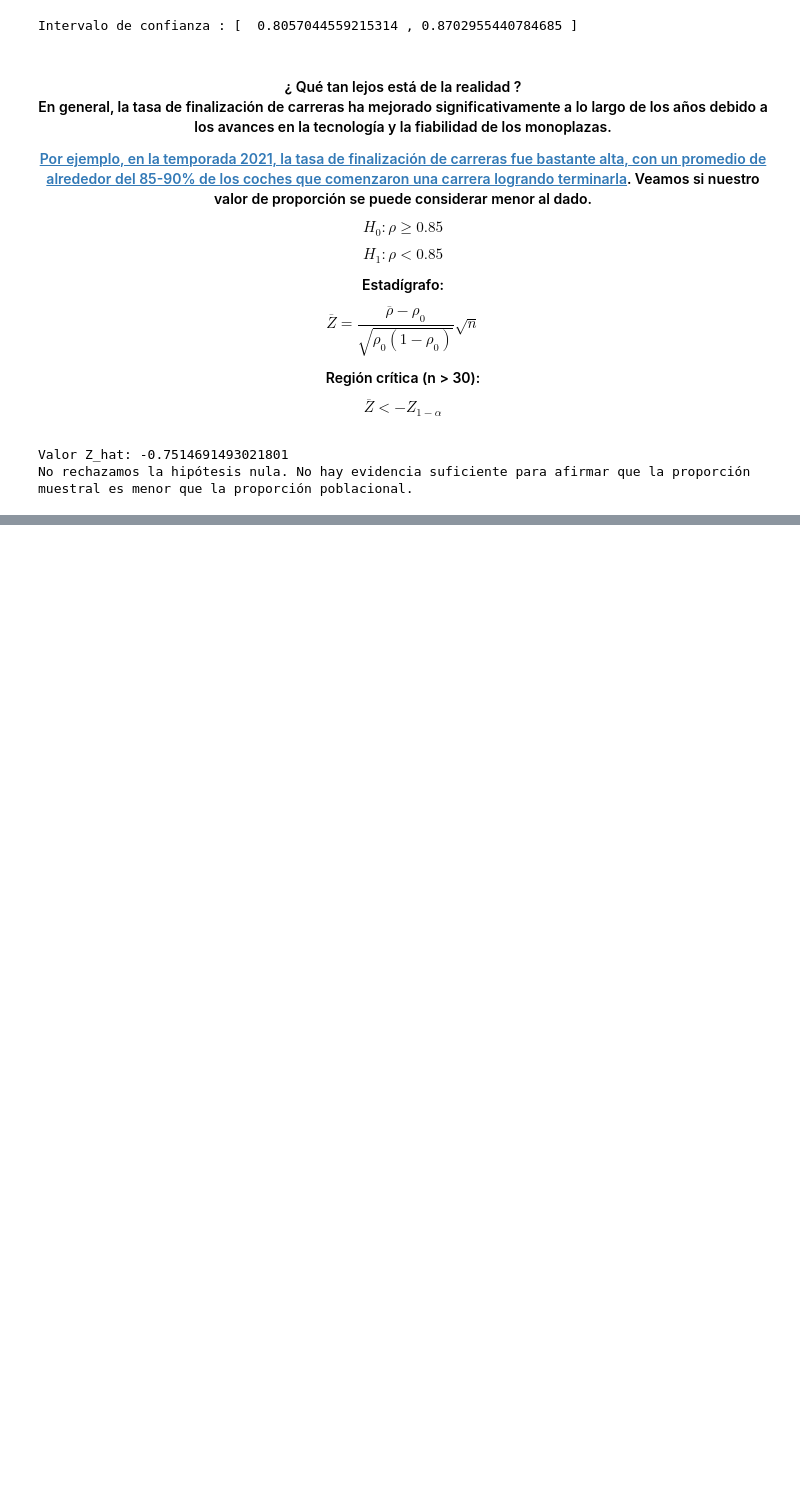
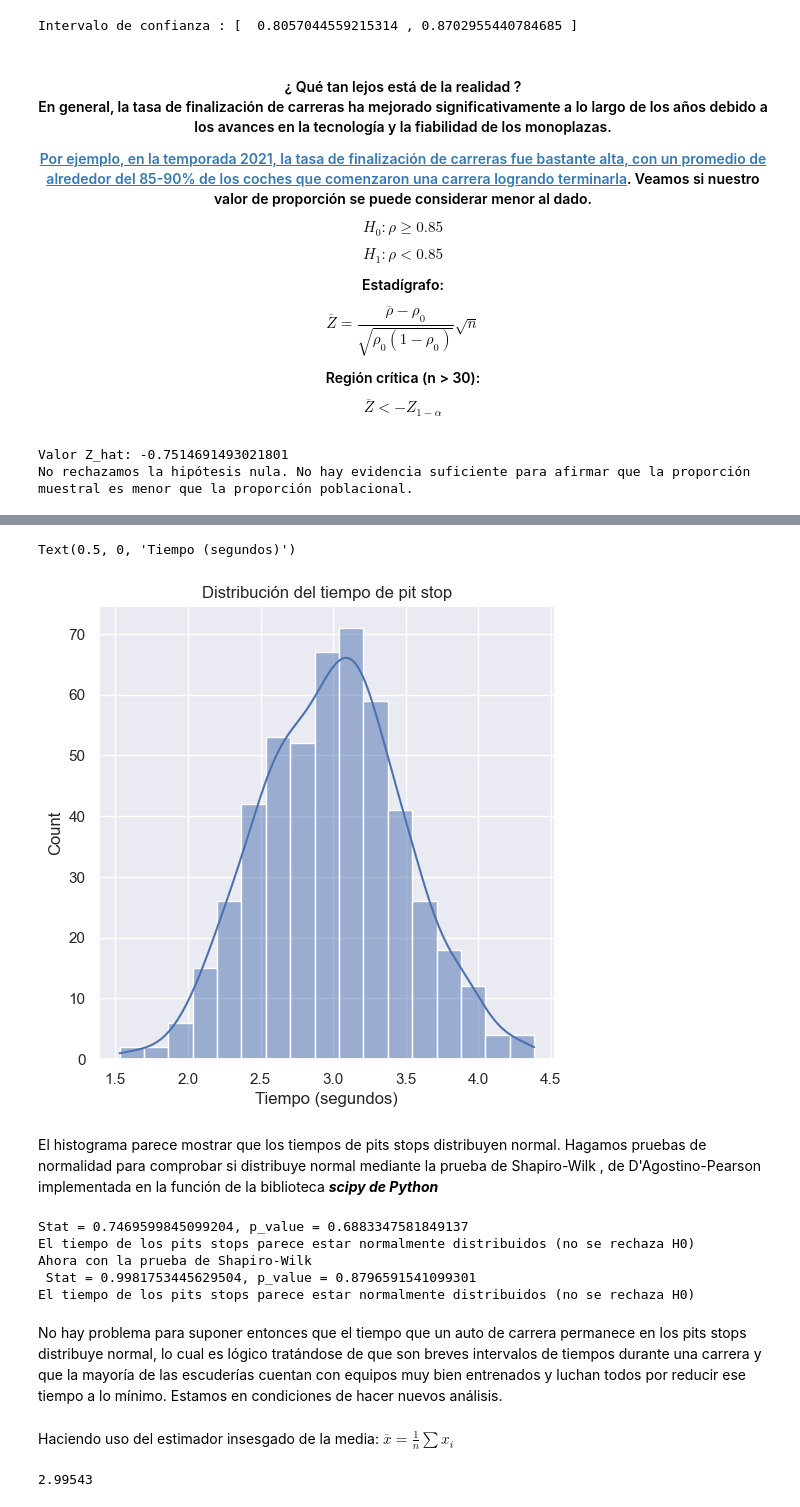
Before and after one commit to JabelResendiz/F1StatsLab, a Jupyter notebook: formula1/f1.ipynb, the cells around one changed output, grey strips where cells are left out. Cells and saved outputs as stored; diff of their text form; code cells hidden in the pictures; blank space fills up the shorter version.

Commit message:
normal_distribution_PitStopTime

```diff
--- a/formula1/f1.ipynb
+++ b/formula1/f1.ipynb
@@ -186,0 +194,54 @@ No hay suficiente evidencia para concluir que la proporción de finalización de
+# %%
+# dimensiones de la figura
+
+plt.figure(figsize=(20, 20))
+sns.set()
+plt.subplot(3, 3, 3)
+
+#creacion del histograma del DataFrame
+sns.histplot(f1['PitStopTime'], kde=True)
+plt.title('Distribución del tiempo de pit stop')
+plt.xlabel('Tiempo (segundos)')
+# %% [output]
+Text(0.5, 0, 'Tiempo (segundos)')
+[figure, added]
+# %% [markdown]
+El histograma parece mostrar que los tiempos de pits stops distribuyen normal. Hagamos pruebas de normalidad para comprobar si distribuye normal mediante la prueba de Shapiro-Wilk , de D'Agostino-Pearson implementada en la función de la biblioteca ***scipy de Python***
+# %%
+# Realiza la prueba de normalidad con normaltest
+stat, p_value = st.normaltest(f1["PitStopTime"])
+
+print(f"Stat = {stat}, p_value = {p_value}")
+
+if p_value > 0.05:
+    print("El tiempo de los pits stops parece estar normalmente distribuidos (no se rechaza H0)")
+
+else:
+    print("El tiempo de los pits stops no parece estar normalmente distribuidos (se rechaza H0)\n")
+
+# Realiza la prueba de Shapiro-Wilk
+print("Ahora con la prueba de Shapiro-Wilk")
+stat, p_value = st.shapiro(f1["PitStopTime"])
+print(f" Stat = {stat}, p_value = {p_value}")
+if p_value > 0.05:
+    print("El tiempo de los pits stops parece estar normalmente distribuidos (no se rechaza H0)")
+
+else:
+    print("El tiempo de los pits stops no parece estar normalmente distribuidos (se rechaza H0)\n")
+# %% [output]
+Stat = 0.7469599845099204, p_value = 0.6883347581849137
+El tiempo de los pits stops parece estar normalmente distribuidos (no se rechaza H0)
+Ahora con la prueba de Shapiro-Wilk
+ Stat = 0.9981753445629504, p_value = 0.8796591541099301
+El tiempo de los pits stops parece estar normalmente distribuidos (no se rechaza H0)
+# %% [markdown]
+No hay problema para suponer entonces que el tiempo que un auto de carrera permanece en los pits stops distribuye normal, lo cual es lógico tratándose de que son breves intervalos de tiempos durante una carrera y que la mayoría de las escuderías cuentan con equipos muy bien entrenados y luchan todos por reducir ese tiempo a lo mínimo. Estamos en condiciones de hacer nuevos análisis.
+# %% [markdown]
+Haciendo uso del estimador insesgado de la media:     $\overline{x} = \frac{1}{n}\sum{x_i}$
+# %%
+# estimador puntual para la media
+
+media_pits = np.mean(f1["PitStopTime"])
+media_pits
+# %% [output]
+2.99543
```
Also changed, not shown: parts of 11 cells of this notebook, 2 other files.
